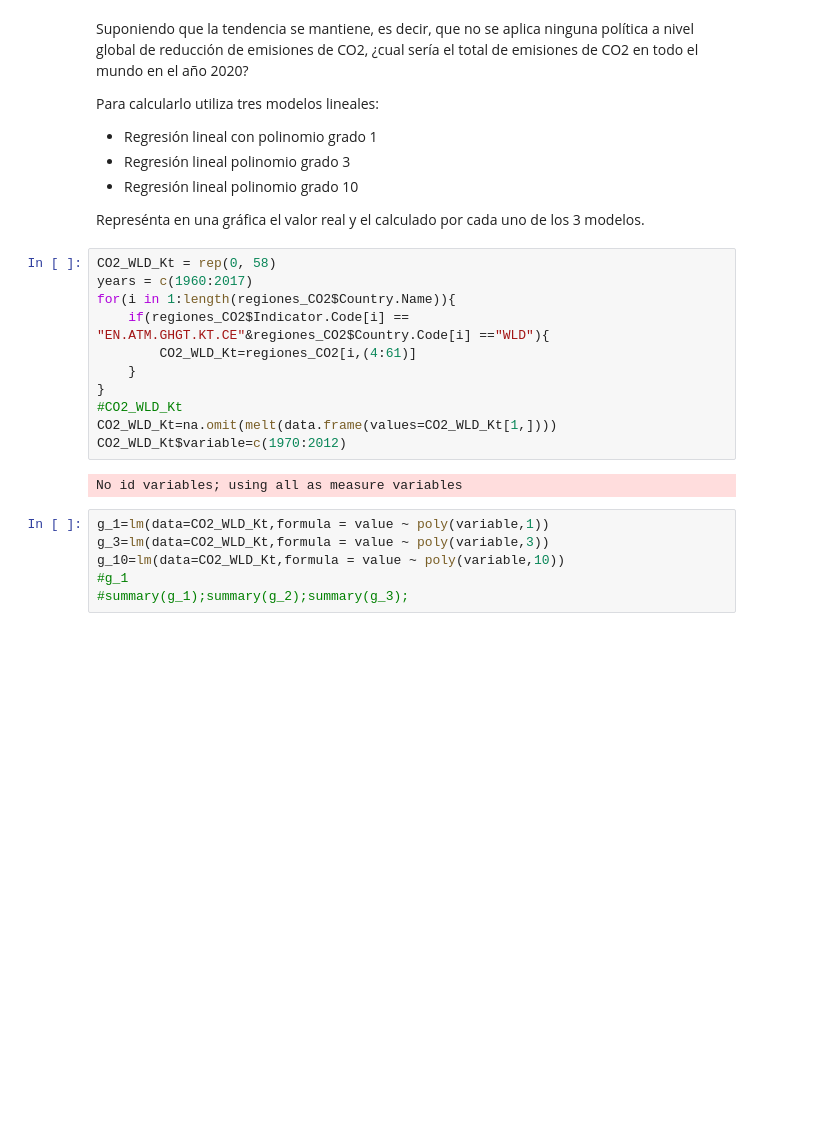
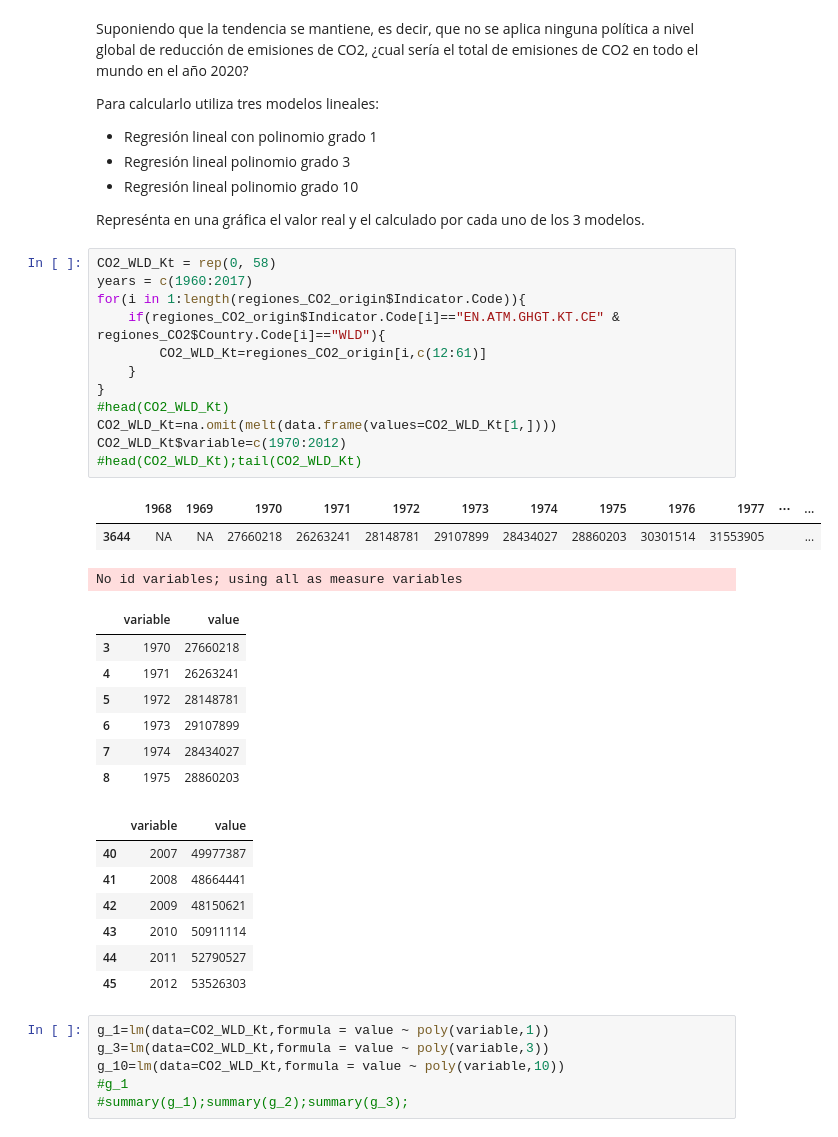
Before and after one commit to miguelcores/Data-Mining.R, a Jupyter notebook: practica/Practica1.ipynb, the cells around one changed output. Saved outputs shown, nothing was run; the diff lists cells and outputs as text; blank space fills up the shorter version.

```diff
--- a/practica/Practica1.ipynb
+++ b/practica/Practica1.ipynb
@@ -388,16 +400,33 @@ Represénta en una gráfica el valor real y el calculado por cada uno de los 3 m
 # %%
 CO2_WLD_Kt = rep(0, 58)
 years = c(1960:2017)
-for(i in 1:length(regiones_CO2$Country.Name)){
-    if(regiones_CO2$Indicator.Code[i] == "EN.ATM.GHGT.KT.CE"&regiones_CO2$Country.Code[i] =="WLD"){
-        CO2_WLD_Kt=regiones_CO2[i,(4:61)]
+for(i in 1:length(regiones_CO2_origin$Indicator.Code)){
+    if(regiones_CO2_origin$Indicator.Code[i]=="EN.ATM.GHGT.KT.CE" & regiones_CO2$Country.Code[i]=="WLD"){
+        CO2_WLD_Kt=regiones_CO2_origin[i,c(12:61)]
     }
 }
-#CO2_WLD_Kt
+#head(CO2_WLD_Kt)
 CO2_WLD_Kt=na.omit(melt(data.frame(values=CO2_WLD_Kt[1,])))
 CO2_WLD_Kt$variable=c(1970:2012)
+#head(CO2_WLD_Kt);tail(CO2_WLD_Kt)
 # %% [output]
+|  | 1968 | 1969 | 1970 | 1971 | 1972 | 1973 | 1974 | 1975 | 1976 | 1977 | ⋯ | ... |
+| 3644 | NA | NA | 27660218 | 26263241 | 28148781 | 29107899 | 28434027 | 28860203 | 30301514 | 31553905 |  | ... |
 No id variables; using all as measure variables
+|  | variable | value |
+| 3 | 1970 | 27660218 |
+| 4 | 1971 | 26263241 |
+| 5 | 1972 | 28148781 |
+| 6 | 1973 | 29107899 |
+| 7 | 1974 | 28434027 |
+| 8 | 1975 | 28860203 |
+|  | variable | value |
+| 40 | 2007 | 49977387 |
+| 41 | 2008 | 48664441 |
+| 42 | 2009 | 48150621 |
+| 43 | 2010 | 50911114 |
+| 44 | 2011 | 52790527 |
+| 45 | 2012 | 53526303 |
 # %%
 g_1=lm(data=CO2_WLD_Kt,formula = value ~ poly(variable,1))
 g_3=lm(data=CO2_WLD_Kt,formula = value ~ poly(variable,3))
```
Also changed, not shown: parts of 9 cells of this notebook.
